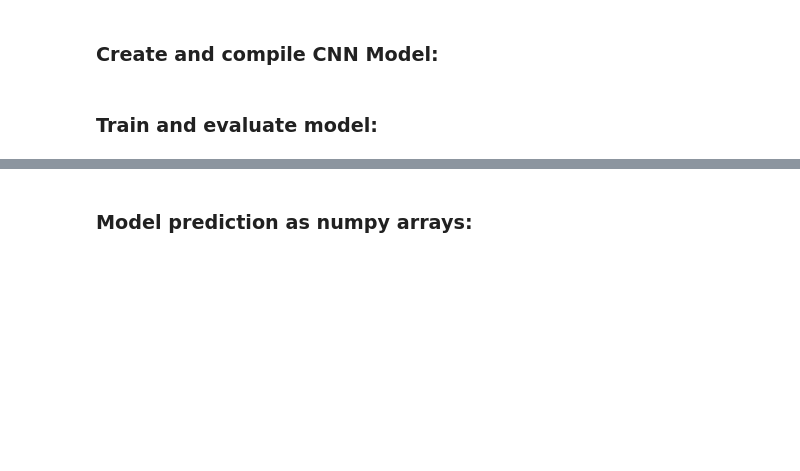
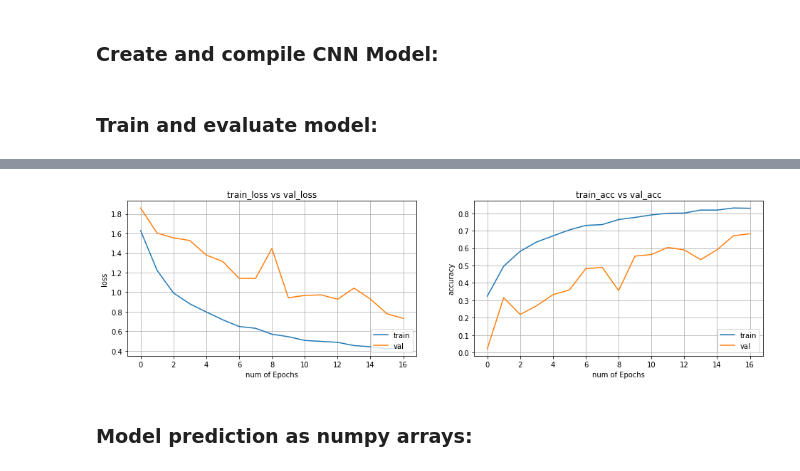
Before and after one commit to linusnb/dl4aed_project, a Jupyter notebook: Code/DLNet_medleyDB.ipynb, the cells around one changed output, grey strips where cells are left out. Saved outputs shown, nothing was run; the diff lists cells and outputs as text; code cells hidden in the pictures; blank space fills up the shorter version.

Commit message:
Using smaller dataset

```diff
--- a/Code/DLNet_medleyDB.ipynb
+++ b/Code/DLNet_medleyDB.ipynb
@@ -59,3 +65,18 @@ test_dataset = wrapper.load_tf_dataset(path_medley_test)
+# %%
+# Load dataset:
+# Codec1: (Compressed)
+train_dataset = tf.data.experimental.load(path_medley_train,
+                        (tf.TensorSpec(config['input_shape'],
+                                       dtype=tf.float32, name=None),
+                         tf.TensorSpec(len(config['classes']),
+                                       dtype=tf.uint8, name=None)),
+                        compression='GZIP')
+test_dataset = tf.data.experimental.load(path_medley_test,
+                        (tf.TensorSpec(config['input_shape'],
+                                       dtype=tf.float32, name=None),
+                         tf.TensorSpec(len(config['classes']),
+                                       dtype=tf.uint8, name=None)),
+                        compression='GZIP')
 # %% [markdown]
 ### Print dataset info:
 # %%
@@ -132,7 +158,7 @@ model.compile(optimizer='adam',
 ### Train and evaluate model:
 # %%
 # fit model
-n_epochs = 20
+n_epochs = 17
 history = model.fit(train_dataset, epochs=n_epochs,
                     validation_data=eval_dataset, verbose=1)
 
@@ -140,23 +192,25 @@ model.evaluate(test_dataset, batch_size=64)
 # %%
 # setup plot
 fig, ax = plt.subplots(nrows=1, ncols=2,figsize=(16,4))
 
 # plot loss
 ax[0].plot(range(n_epochs), history.history['loss'])
 ax[0].plot(range(n_epochs), history.history['val_loss'])
 ax[0].set_ylabel('loss'), ax[0].set_title('train_loss vs val_loss')
 
 # plot accuracy
-ax[1].plot(range(n_epochs), history.history['accuracy'])
-ax[1].plot(range(n_epochs), history.history['val_accuracy'])
+ax[1].plot(range(n_epochs), history.history['categorical_accuracy'])
+ax[1].plot(range(n_epochs), history.history['val_categorical_accuracy'])
 ax[1].set_ylabel('accuracy'), ax[1].set_title('train_acc vs val_acc')
 
 # plot adjustement
 for a in ax:
     a.grid(True)
     a.legend(['train','val'], loc=4)
     a.set_xlabel('num of Epochs')
 plt.show()
+# %% [output]
+[figure, added]
 # %% [markdown]
 ### Model prediction as numpy arrays:
 # %%
```
Also changed, not shown: parts of 8 cells of this notebook.
